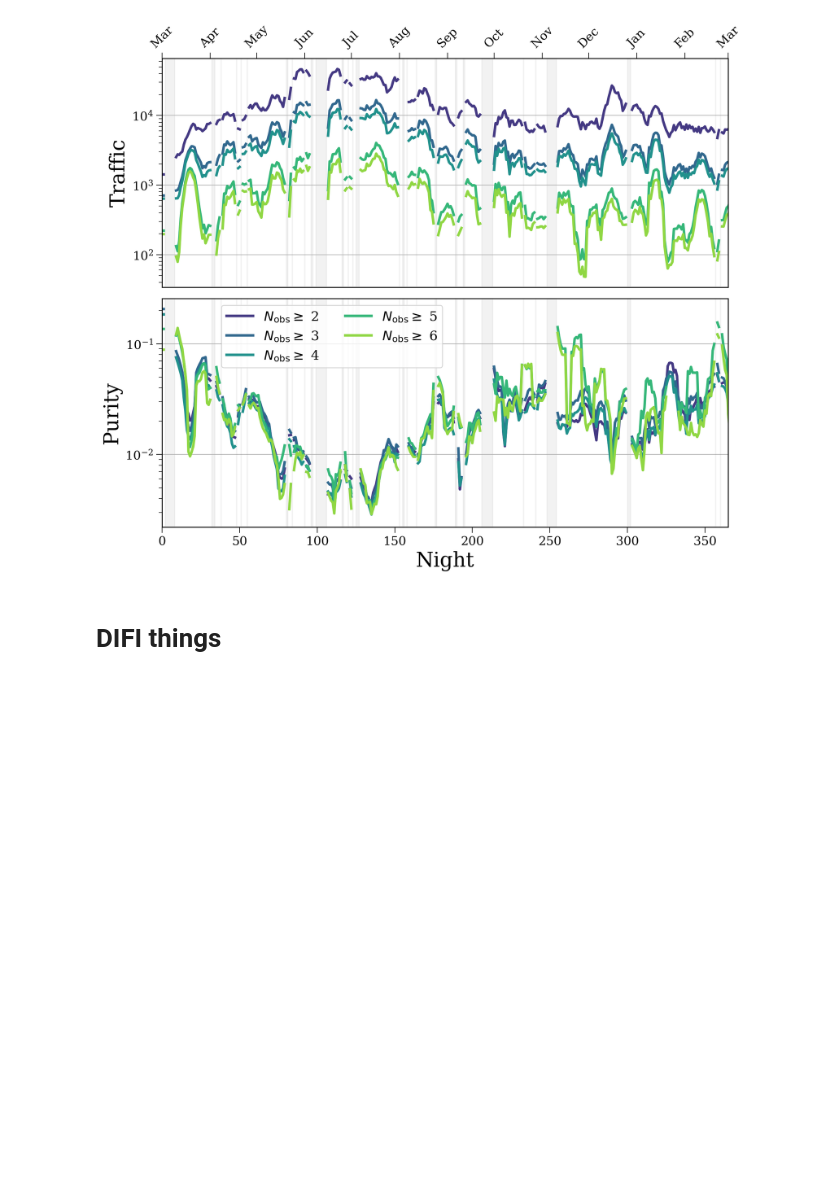
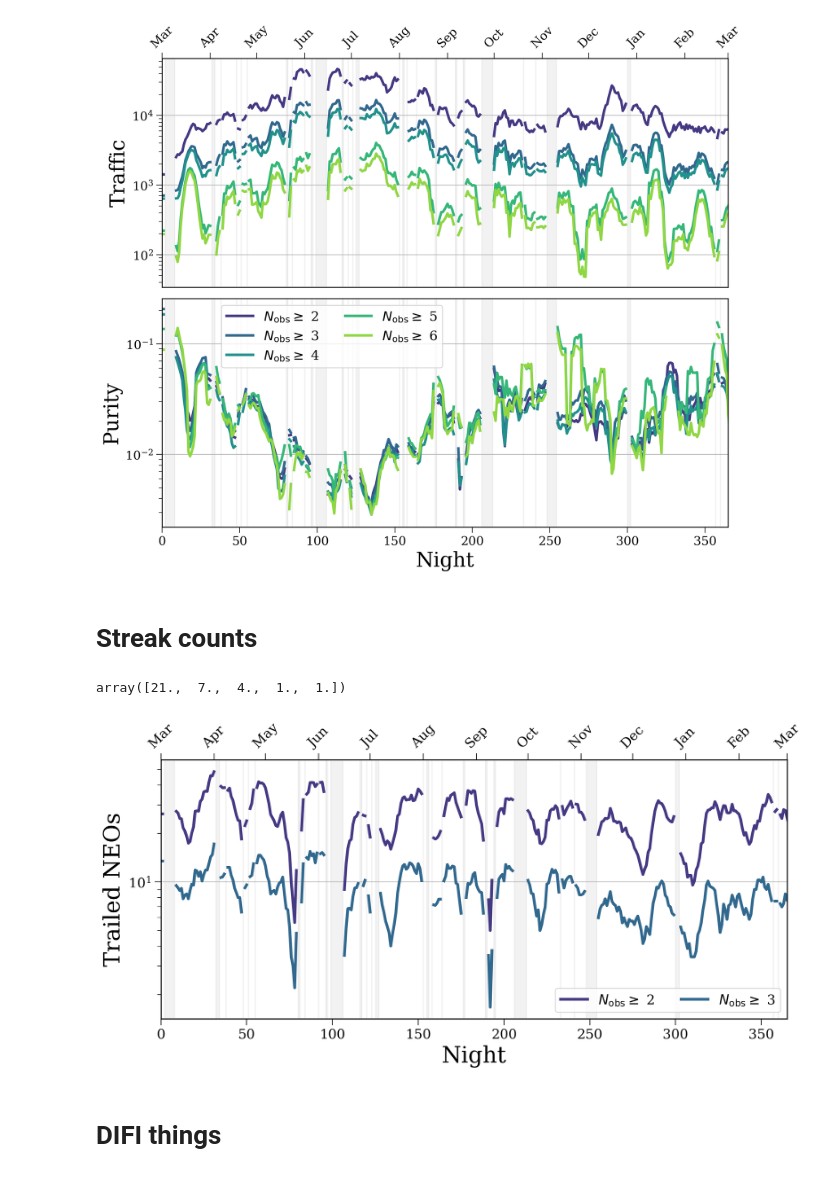
Before and after one commit to TomWagg/lsst-neocp-predictions, a Jupyter notebook: current_criteria/Predictions with current criteria.ipynb, the cells around one changed output. Saved outputs shown, nothing was run; the diff lists cells and outputs as text; code cells hidden in the pictures; blank space fills up the shorter version.

Commit message:
new ecl_lat plot without trails

```diff
--- a/current_criteria/Predictions with current criteria.ipynb
+++ b/current_criteria/Predictions with current criteria.ipynb
@@ -108,5 +108,5 @@ streaker_ids = neo_streakers["ObjID"].values
 # %%
-def get_counts(path="neo/", n_obs_list=[2, 3, 4, 5, 6], last_night=377):
+def get_counts(path="neo/", n_obs_list=[2, 3, 4, 5, 6], last_night=377, remove_streaks=True):
     counts = np.zeros((last_night, len(n_obs_list))).astype(int)
 
     for file in range(24):
@@ -119,7 +119,7 @@ def get_counts(path="neo/", n_obs_list=[2, 3, 4, 5, 6], last_night=377):
             nightly_visit = visit_file[visit_file["night"] == night]
             grouped = nightly_visit.groupby("hex_id").first()
 
-            if path == "neo/":
+            if path == "neo/" and remove_streaks:
                 no_streaks = ~(np.isin(grouped["ObjID"], neo_streakers["ObjID"][neo_streakers["night"] == night]))
                 grouped = grouped[no_streaks]
 
@@ -148,3 +148,6 @@ file 22
 file 23
 CPU times: user 2.63 s, sys: 78.1 ms, total: 2.71 s
 Wall time: 2.7 s
+# %%
+%%time
+neo_counts_with_streaks = get_counts(remove_streaks=False)
@@ -151,3 +172,5 @@ Wall time: 2.7 s
+# %%
+streak_counts = neo_counts_with_streaks - neo_counts
 # %%
 %%time
 mba_counts = get_counts(path="mba/")
@@ -329,6 +352,70 @@ plt.savefig("../paper/figures/traffic_purity.pdf", format="pdf", bbox_inches="ti
 plt.show()
 # %% [output]
 [figure]
+# %% [markdown]
+# Streak counts
+# %%
+streak_counts.mean(axis=0).round(0)
+# %% [output]
+array([21.,  7.,  4.,  1.,  1.])
+# %%
+fig, ax = plt.subplots(figsize=(12, 5))
+
+colours = [plt.get_cmap("viridis", len(n_obs_list) + 2)(i + 1) for i in range(len(n_obs_list))]
+lw = 3
+
+for i in range(len(n_obs_list))[:2]:
+    ax.plot(nights, weekly_mean(streak_counts.T[i], bad_weather),
+            color=colours[i], lw=3, label=fr"$N_{{\rm obs}} \geq$ {n_obs_list[i]}")
+ax.set_ylabel("Trailed NEOs")
+ax.set_yscale("log")
+
+leg = ax.legend(loc="lower right", ncol=2, fontsize=0.6*fs)
+
+labels = ["March", "April", "May", "June", "July", "August", "September",
+          "October", "November", "December", "January", "February", "March"]
+labels_short = [label[:3] for label in labels]
+days = [0 for label in labels]
+for i, month in enumerate(range(3, 16)):
+    act_month, year = month % 12, month // 12
+    if act_month == 0:
+        act_month = 12
+        year = 0
+    days[i] = (date(2022 + year, act_month, 1) - date(2022, 3, 1)).days
+
+
+top_ax = ax.twiny()
+top_ax.xaxis.tick_top()
+top_ax.xaxis.set_label_position('top')
+
+top_ax.set_xticks(days)
+top_ax.set_xticklabels(labels_short, rotation=45)
+
+ax.set_xlim(0, 365)
+ax.grid(axis="y")
+ax.set_xlabel("Night")
+
+i = 0
+while i < len(bad_weather):
+    if i < len(bad_weather) - 1 and bad_weather[i + 1] - bad_weather[i] == 1:
+        gap_low = bad_weather[i]
+        i += 1
+        while bad_weather[i] - bad_weather[i - 1] == 1 and i < len(bad_weather):
+            i += 1
+        gap_high = bad_weather[i - 1]
+
+        ax.axvspan(gap_low, gap_high, color="grey", alpha=0.1)
+    else:
+        ax.axvline(bad_weather[i], color="grey", alpha=0.1)
+        i += 1
+
+# plt.savefig("../paper/figures/traffic_purity.pdf", format="pdf", bbox_inches="tight")
+
+# ax.set_ylim(bottom=1)
+
+plt.show()
+# %% [output]
+[figure, added]
 # %% [markdown]
 # DIFI things
 # %%
```
Also changed, not shown: parts of 5 cells of this notebook.
